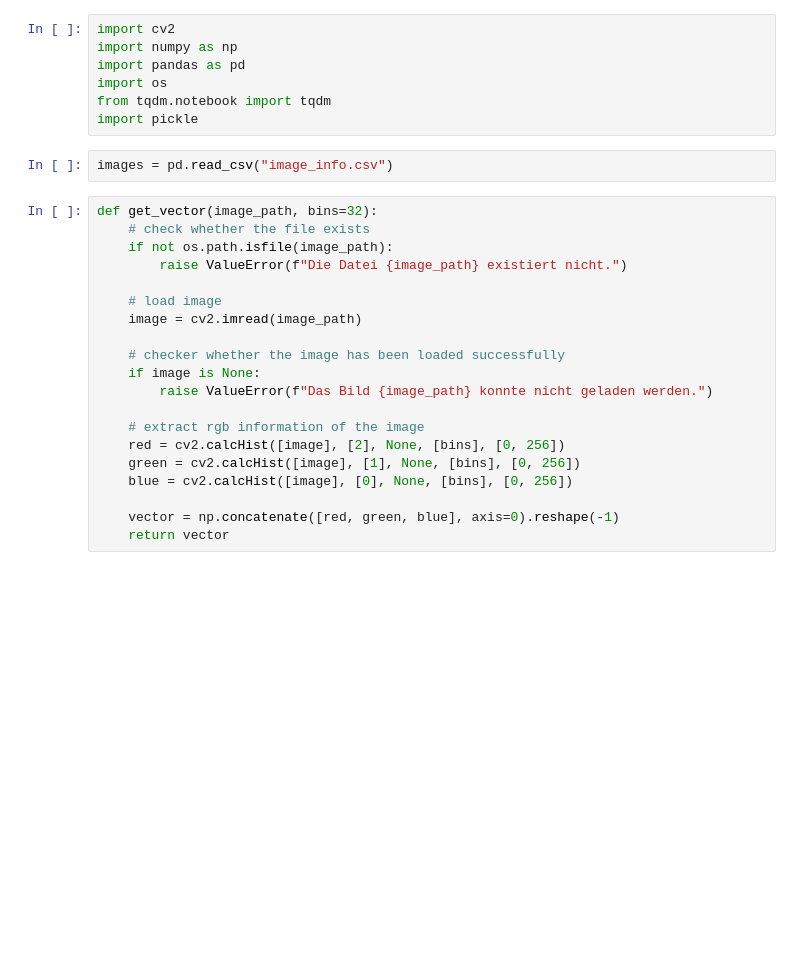
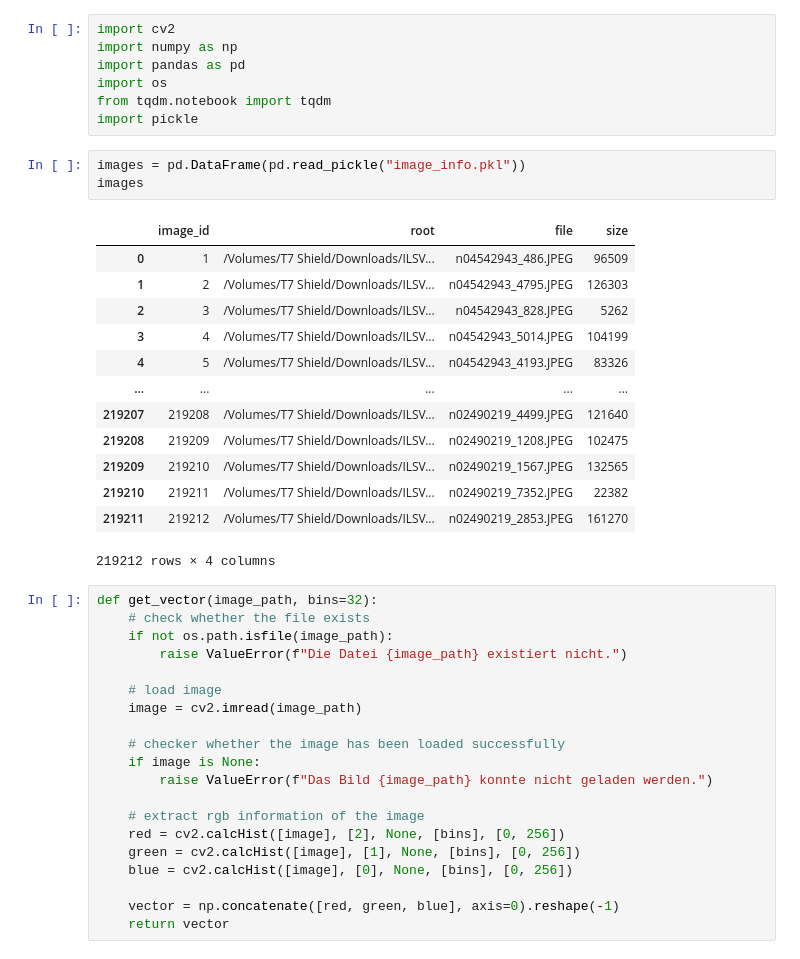
Before and after one commit to nickno7/image_recommender, a Jupyter notebook: resources/color_similarity.ipynb, the cells around one changed output. Saved outputs shown, nothing was run; the diff lists cells and outputs as text; blank space fills up the shorter version.

```diff
--- a/resources/color_similarity.ipynb
+++ b/resources/color_similarity.ipynb
@@ -6,7 +6,22 @@ import os
 from tqdm.notebook import tqdm
 import pickle
 # %%
-images = pd.read_csv("image_info.csv")
+images = pd.DataFrame(pd.read_pickle("image_info.pkl"))
+images
+# %% [output]
+|  | image_id | root | file | size |
+| 0 | 1 | /Volumes/T7 Shield/Downloads/ILSV... | n04542943_486.JPEG | 96509 |
+| 1 | 2 | /Volumes/T7 Shield/Downloads/ILSV... | n04542943_4795.JPEG | 126303 |
+| 2 | 3 | /Volumes/T7 Shield/Downloads/ILSV... | n04542943_828.JPEG | 5262 |
+| 3 | 4 | /Volumes/T7 Shield/Downloads/ILSV... | n04542943_5014.JPEG | 104199 |
+| 4 | 5 | /Volumes/T7 Shield/Downloads/ILSV... | n04542943_4193.JPEG | 83326 |
+| ... | ... | ... | ... | ... |
+| 219207 | 219208 | /Volumes/T7 Shield/Downloads/ILSV... | n02490219_4499.JPEG | 121640 |
+| 219208 | 219209 | /Volumes/T7 Shield/Downloads/ILSV... | n02490219_1208.JPEG | 102475 |
+| 219209 | 219210 | /Volumes/T7 Shield/Downloads/ILSV... | n02490219_1567.JPEG | 132565 |
+| 219210 | 219211 | /Volumes/T7 Shield/Downloads/ILSV... | n02490219_7352.JPEG | 22382 |
+| 219211 | 219212 | /Volumes/T7 Shield/Downloads/ILSV... | n02490219_2853.JPEG | 161270 |
+219212 rows × 4 columns
 # %%
 def get_vector(image_path, bins=32):
     # check whether the file exists
```
Also changed, not shown: parts of 7 cells of this notebook, 3 other files.
